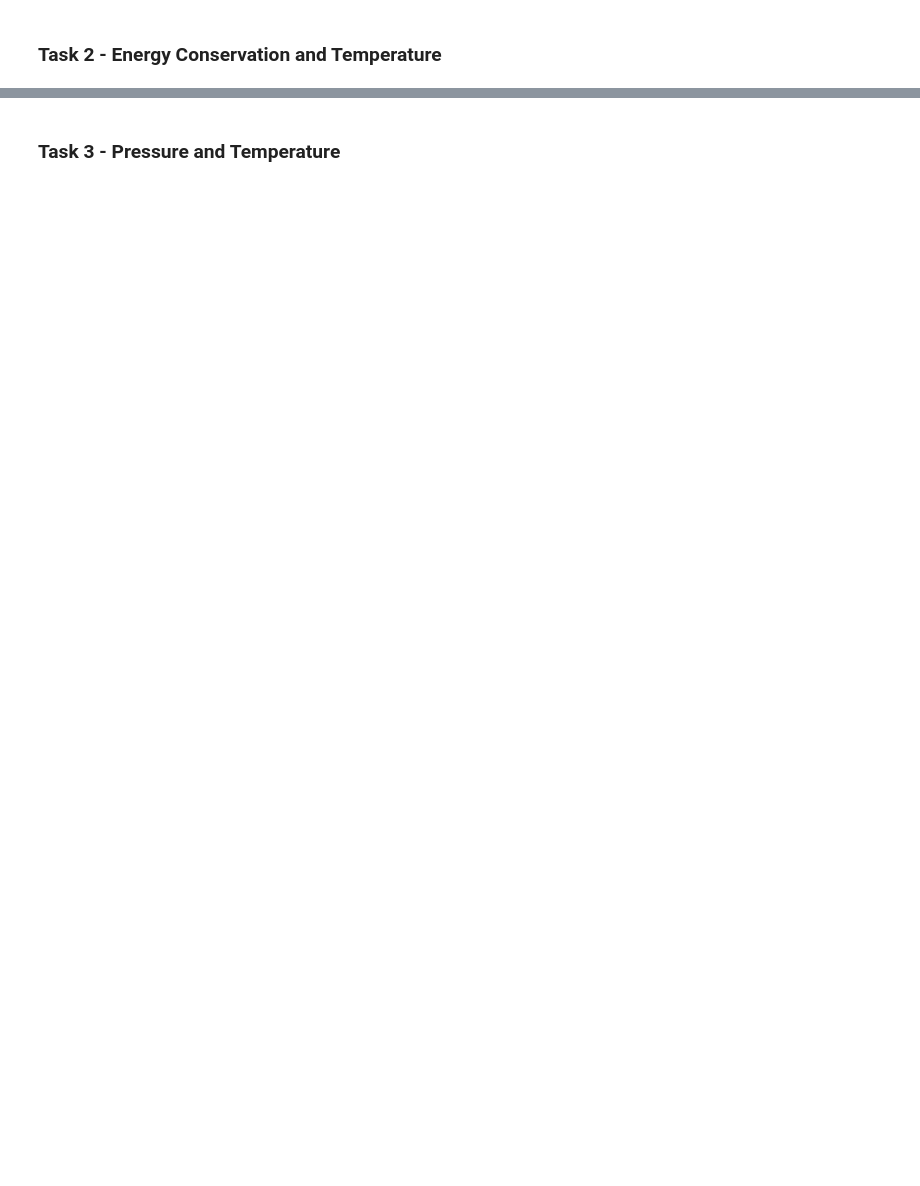
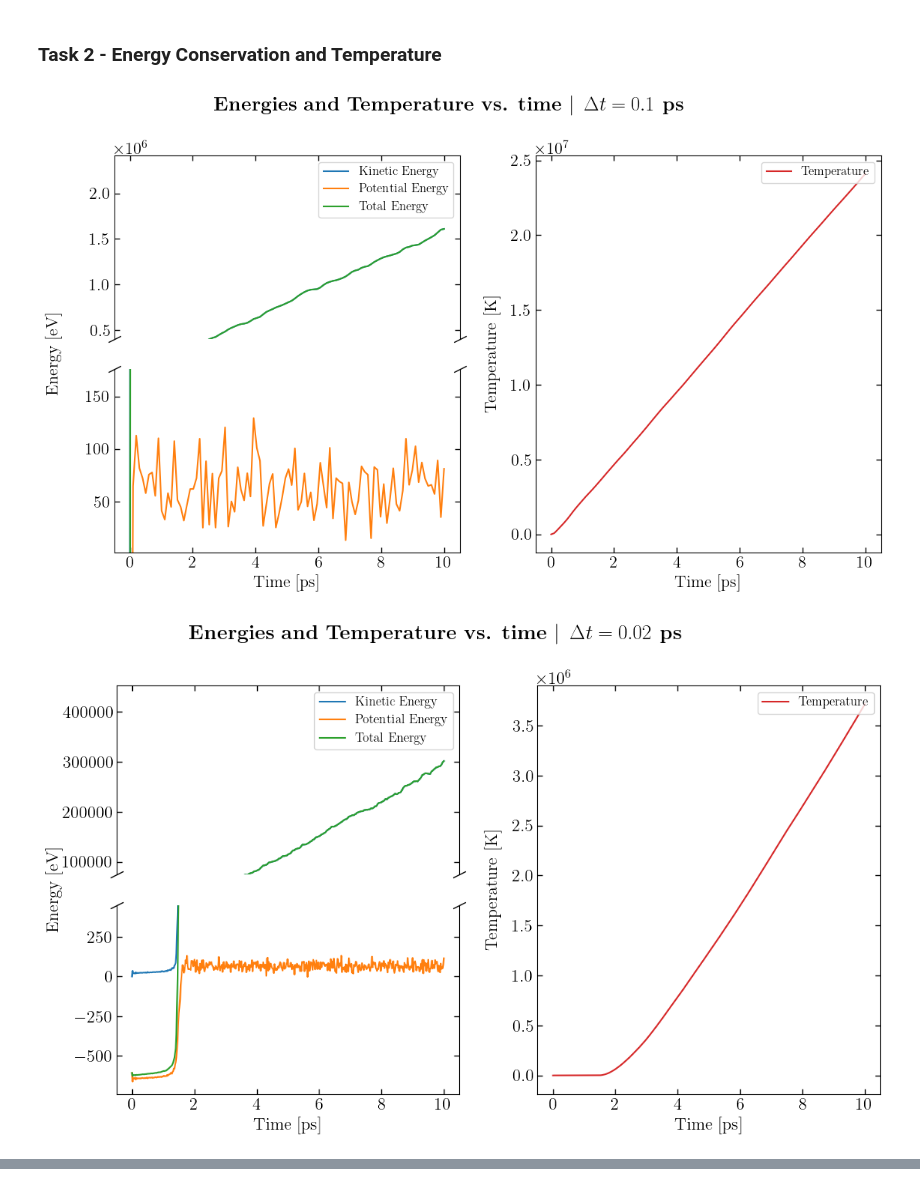
Before and after one commit to stommen/fka122-homeworks, a Jupyter notebook: H1/analyzer.ipynb, the cells around one changed output, grey strips where cells are left out. Drawn from its saved outputs; the diff is of its cells as text; code cells hidden in the pictures; blank space fills up the shorter version.

```diff
--- a/H1/analyzer.ipynb
+++ b/H1/analyzer.ipynb
@@ -51,12 +49,12 @@ def init_fig_task_2(delta_t):
     ax4.set_visible(False)
 
     ax1_2 = fig.add_subplot(1, 2, 1, frameon=False)
-    ax1_2.set_ylabel('Energy (eV)', labelpad=50)
+    ax1_2.set_ylabel('Energy [eV]', labelpad=50)
     ax1_2.set_xticks([])
     ax1_2.set_yticks([])
 
     ax3 = fig.add_subplot(1, 2, 2)
-    ax3.set_ylabel('Temperature (K)', labelpad=10)
+    ax3.set_ylabel('Temperature [K]', labelpad=10)
     plt.suptitle(f'\\textbf{{Energies and Temperature vs. time $\\vert \\hspace{{0.3cm}}\\Delta t = {delta_t}$ ps}}')
 
     d = .5  # proportion of vertical to horizontal extent of the slanted line
@@ -66,50 +64,50 @@ def init_fig_task_2(delta_t):
     ax2.plot([0, 1], [1, 1], transform=ax2.transAxes, **kwargs)
 
     ax1.spines.bottom.set_visible(False)
     ax2.spines.top.set_visible(False)
-    #ax1.xaxis.tick_top()
-    #ax1.tick_params(labeltop=False)  # don't put tick labels at the top
 
     return fig, ax1, ax2, ax3, ax4
 
 def plot_data_task_2(data, its, t_max, delta_t):
     t = np.linspace(0, t_max, int(its))
     E_k_min, E_k_max = np.min(data[1:, 0]), np.max(data[1:, 0])
     E_p_min, E_p_max = np.min(data[1:, 1]), np.max(data[1:, 1])
 
     fig, ax1, ax2, ax3, ax4 = init_fig_task_2(delta_t)
-    ax1.plot(t, data[1:, 0], label='Kinetic Energy')
-    ax1.plot(t, data[1:, 1], label='Potential Energy')
-    ax1.plot(t, data[1:, 2], label='Total Energy')
-    ax2.plot(t, data[1:, 0], label='Kinetic Energy')
-    ax2.plot(t, data[1:, 1], label='Potential Energy')
-    ax2.plot(t, data[1:, 2], label='Total Energy')
-    # ax1.set_ylim(E_k_max - 0.75 * (E_k_max - E_k_min), E_k_max + 0.5 * (E_k_max - E_k_min))
-    # ax2.set_ylim(E_p_min - 0.1 * (E_p_max - E_p_min), E_p_max + 0.4 * (E_p_max - E_p_min))
+    ax1.plot(t, data[:, 0], label='Kinetic Energy')
+    ax1.plot(t, data[:, 1], label='Potential Energy')
+    ax1.plot(t, data[:, 2], label='Total Energy')
+    ax2.plot(t, data[:, 0], label='Kinetic Energy')
+    ax2.plot(t, data[:, 1], label='Potential Energy')
+    ax2.plot(t, data[:, 2], label='Total Energy')
+    ax1.set_ylim(E_k_max - 0.75 * (E_k_max - E_k_min), E_k_max + 0.5 * (E_k_max - E_k_min))
+    ax2.set_ylim(E_p_min - 0.1 * (E_p_max - E_p_min), E_p_max + 0.4 * (E_p_max - E_p_min))
 
-    ax3.plot(t, data[1:, 3], label='Temperature', color='tab:red')
+    ax3.plot(t, data[:, 3], label='Temperature', color='tab:red')
 
     for ax in (ax1, ax2, ax3):
-        if ax == ax3:
-            ax.set_ylabel('Temperature (K)')
+        if ax == ax2 or ax == ax3:
+            ax.set_xlabel('Time [ps]')
         ax.yaxis.set_ticks_position('both')
         ax.xaxis.set_ticks_position('both')
         ax.tick_params(axis='both', direction='in', length=5, width=1, colors='black')
-        ax.tick_params(axis='both', which='minor', direction='in', length=3, width=1, colors='black')
 
     ax1.tick_params(axis='x', which='both', bottom=False, top=True, labelbottom=False)
     ax2.tick_params(axis='x', which='both', bottom=True, top=False, labelbottom=True)
     ax1.legend(fontsize=12, loc='upper right')
     ax3.legend(fontsize=12, loc='upper right')
     plt.tight_layout()
     plt.show()
 
 t_max = 10
 its_eq = 0
-# data_01, its_01, t_max_01, delta_t_01, _ = read_data_task_2_3(0.1, t_max/0.1, 0)
-# data_005, its_005, t_max_005, delta_t_005, _ = read_data_task_2_3(0.02, t_max/0.02, 0)
-# data_0001, its_0001, t_max_0001, delta_t_0001, _ = read_data_task_2_3(0.001, t_max/0.001, 0)
+data_01, its_01, t_max_01, delta_t_01, _ = read_data_task_2_3(0.1, t_max/0.1, 0, 2)
+data_005, its_005, t_max_005, delta_t_005, _ = read_data_task_2_3(0.02, t_max/0.02, 0, 2)
+data_0001, its_0001, t_max_0001, delta_t_0001, _ = read_data_task_2_3(0.001, t_max/0.001, 0, 2)
 
-# plot_data_task_2(data_01, its_01, t_max_01, delta_t_01)
-# plot_data_task_2(data_005, its_005, t_max_005, delta_t_005)
-# plot_data_task_2(data_0001, its_0001, t_max_0001, delta_t_0001)
+plot_data_task_2(data_01, its_01, t_max_01, delta_t_01)
+plot_data_task_2(data_005, its_005, t_max_005, delta_t_005)
+plot_data_task_2(data_0001, its_0001, t_max_0001, delta_t_0001)
+# %% [output]
+[figure, added]
+[figure, added]
@@ -116,2 +114,0 @@ its_eq = 0
-# %% [markdown]
-### Task 3 - Pressure and Temperature
```
Also changed, not shown: parts of 9 cells of this notebook, 8 other files.
